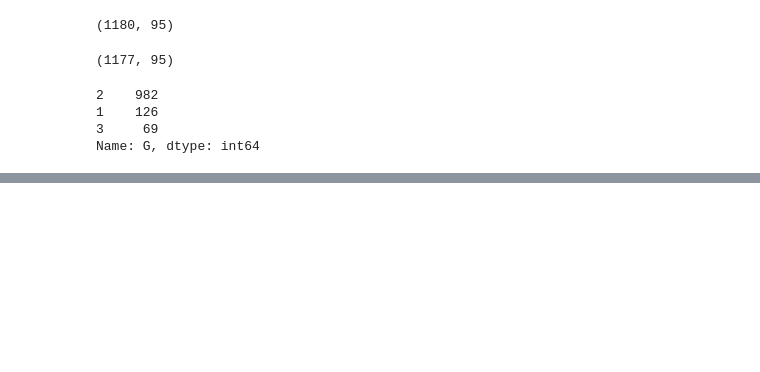
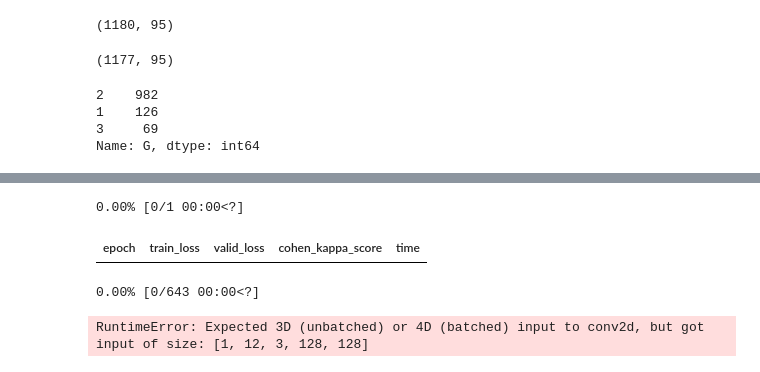
Before and after one commit to DiTscho/ml, a Jupyter notebook: 04a_experimenting.ipynb, the cells around one changed output, grey strips where cells are left out. Saved outputs shown, nothing was run; the diff lists cells and outputs as text; code cells hidden in the pictures; blank space fills up the shorter version.

Commit message:
Patched pipe

```diff
--- a/04a_experimenting.ipynb
+++ b/04a_experimenting.ipynb
@@ -105,0 +144,5 @@ AttributeError: 'Tensor' object has no attribute 'show'
+# %%
+ds_train = PatchedDataSet(p_outx, df_train, "G", "stime_10y_dom", 12, mean_img, std_img)
+ds_valid = PatchedDataSet(p_outx, df_valid, "G", "stime_10y_dom", 12, mean_img, std_img)
+# %%
+dls = DataLoaders.from_dsets(ds_train, ds_valid, bs=1).cuda()
@@ -105,0 +151,11 @@ AttributeError: 'Tensor' object has no attribute 'show'
+# %%
+dls.c = 3
+# %%
+learn = vision_learner(dls, resnet18, metrics=kappa, loss_func=CrossEntropyLoss)
+# %%
+learn.fine_tune(4)
+# %% [output]
+0.00% [0/1 00:00<?]
+| epoch | train_loss | valid_loss | cohen_kappa_score | time |
+0.00% [0/643 00:00<?]
+RuntimeError: Expected 3D (unbatched) or 4D (batched) input to conv2d, but got input of size: [1, 12, 3, 128, 128]
```
Also changed, not shown: parts of 36 cells of this notebook, 2 other files.
